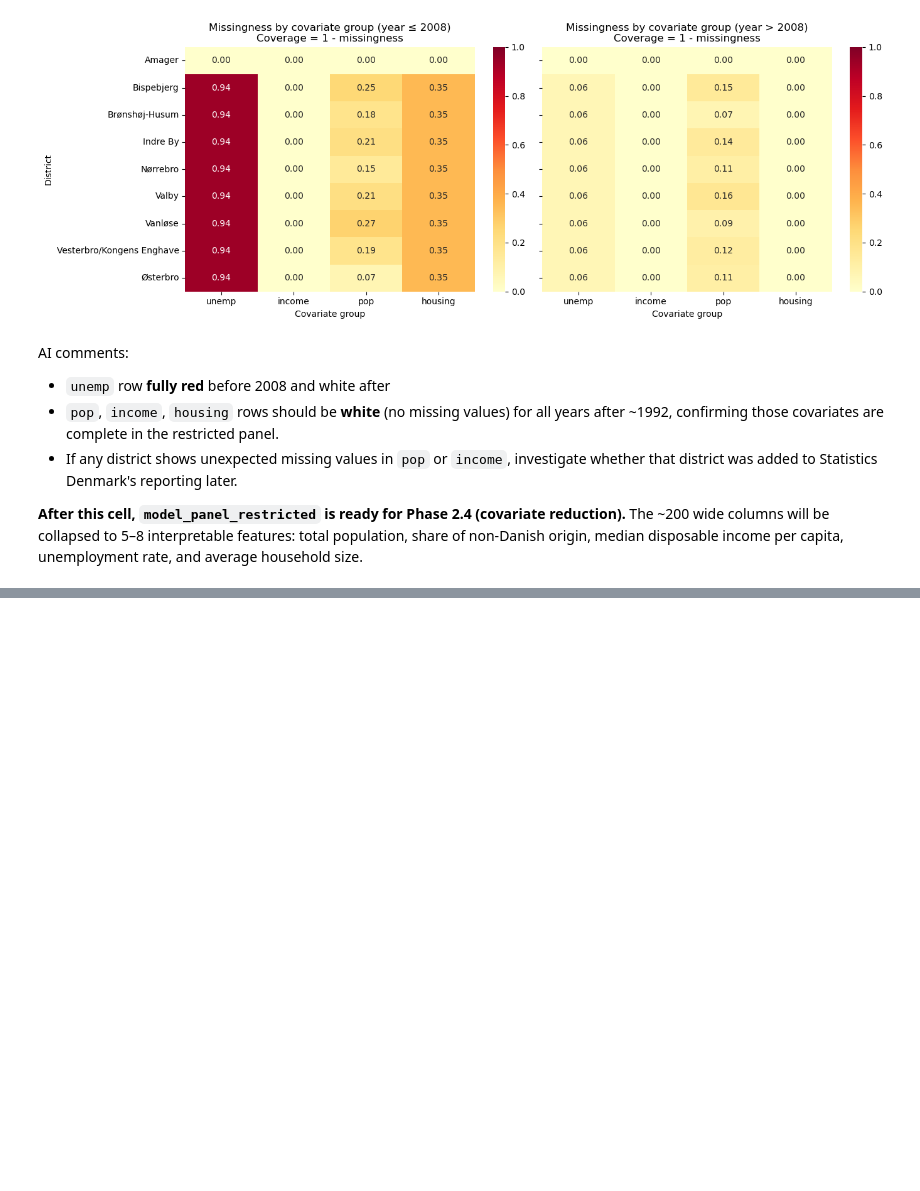
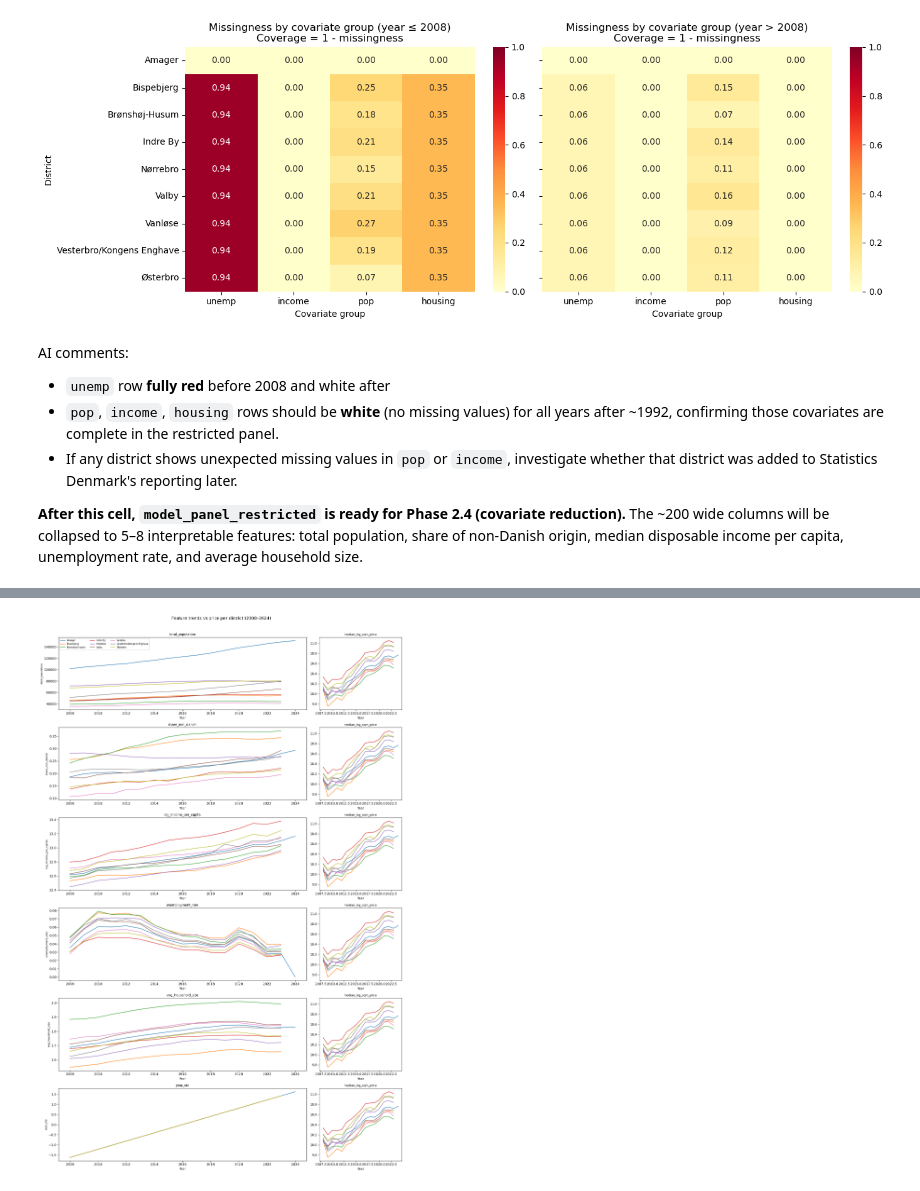
Before and after one commit to ursulailves/modelML_project, a Jupyter notebook: CPH_HousingPriceModel.ipynb, the cells around one changed output, grey strips where cells are left out. Saved outputs shown, nothing was run; the diff lists cells and outputs as text; code cells hidden in the pictures; blank space fills up the shorter version.

```diff
--- a/CPH_HousingPriceModel.ipynb
+++ b/CPH_HousingPriceModel.ipynb
@@ -1157,0 +1312,34 @@ unemployment rate, and average household size.
+# %%
+# 3. Feature vs price over time per district
+# Left column: feature trend per district. Right column: price for the same districts.
+# Lets you visually judge which features co-move with prices and which lead/lag.
+
+districts = sorted(panel['district'].unique())
+colors = plt.cm.tab10.colors
+
+fig, axes = plt.subplots(len(FEATURE_COLS), 2, figsize=(16, 4 * len(FEATURE_COLS)),
+                         gridspec_kw={'width_ratios': [3, 1]})
+
+for row, feat in enumerate(FEATURE_COLS):
+    ax_feat = axes[row, 0]
+    ax_price = axes[row, 1]
+
+    for i, dist in enumerate(districts):
+        sub = panel[panel['district'] == dist].sort_values('year')
+        ax_feat.plot(sub['year'], sub[feat], label=dist, color=colors[i % 10], linewidth=1.4)
+        ax_price.plot(sub['year'], sub['median_log_sqm_price'], color=colors[i % 10], linewidth=1.4)
+
+    ax_feat.set_title(feat, fontsize=10)
+    ax_feat.set_ylabel(feat, fontsize=8)
+    ax_feat.set_xlabel('Year')
+    ax_price.set_title('median_log_sqm_price', fontsize=9)
+    ax_price.set_xlabel('Year')
+
+    if row == 0:
+        ax_feat.legend(fontsize=7, ncol=3, loc='upper left')
+
+plt.suptitle('Feature trends vs price per district (2008–2024)', fontsize=13, y=1.01)
+plt.tight_layout()
+plt.show()
+# %% [output]
+[figure, added]
```
Also changed, not shown: parts of 16 cells of this notebook, 1 other file.
